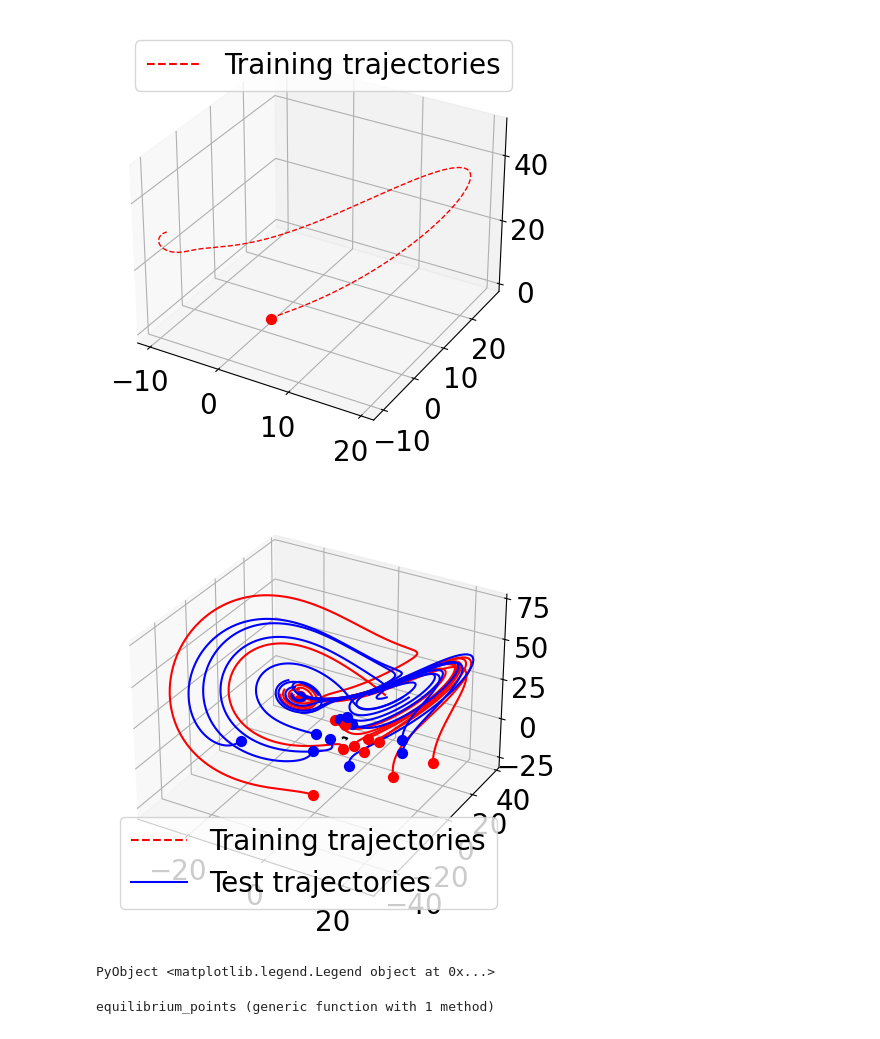
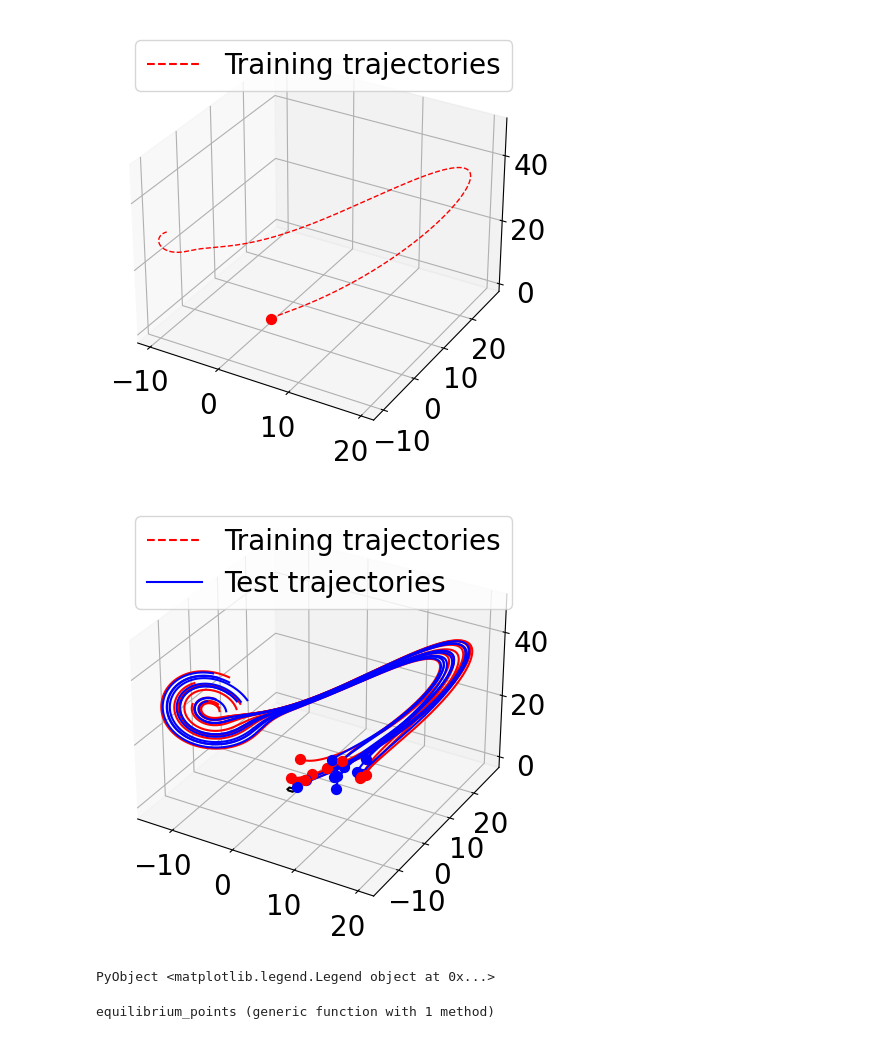
Before and after one commit to bachirelkhadir/learning-with-side-info, a Jupyter notebook: notebooks/lorenz-table.ipynb, the cells around one changed output. Cells and saved outputs as stored; diff of their text form; code cells hidden in the pictures.

```diff
--- a/notebooks/lorenz-table.ipynb
+++ b/notebooks/lorenz-table.ipynb
@@ -42,27 +42,27 @@ PyPlot.legend();
 [figure]
 # %%
 Random.seed!(0)
-training_initial_conditions = [ 10 .* randn(3) for _ in 1:10 ]
-test_initial_conditions = [10 .* randn(3) for _ in 1:10]
+training_initial_conditions = [ 10 .* rand(3) for _ in 1:10 ]
+test_initial_conditions = [10 .* rand(3) for _ in 1:10]
 #initial_conditions = [rand(2) for _ in 1:10]
 for x0 in training_initial_conditions[1:end]
     sol = solve_ode(ff, x0, length=1000, tspan = (0., Tf), verbose=false)
     PyPlot.plot3D(sol..., color=:red)
     PyPlot.scatter3D(x0..., color=:red, s=50)
 end
 
 for x0 in test_initial_conditions[1:end]
     sol = solve_ode(ff, x0, length=1000, tspan = (0., Tf), verbose=false)
     PyPlot.plot3D(sol..., color=:blue)
     PyPlot.scatter3D(x0..., color=:blue, s=50)
 end
 
 PyPlot.plot3D([], [], [], color=:red, ls="--", label="Training trajectories")
 PyPlot.plot3D([], [], [], color=:blue, label="Test trajectories")
 plot_box()
 PyPlot.legend()
 # %% [output]
-[figure, old version]
+[figure, new version]
 PyObject <matplotlib.legend.Legend object at 0x...>
 # %%
 pos_x(model, p, x) = begin
```
Also changed, not shown: parts of 4 cells of this notebook, 2 other files.
